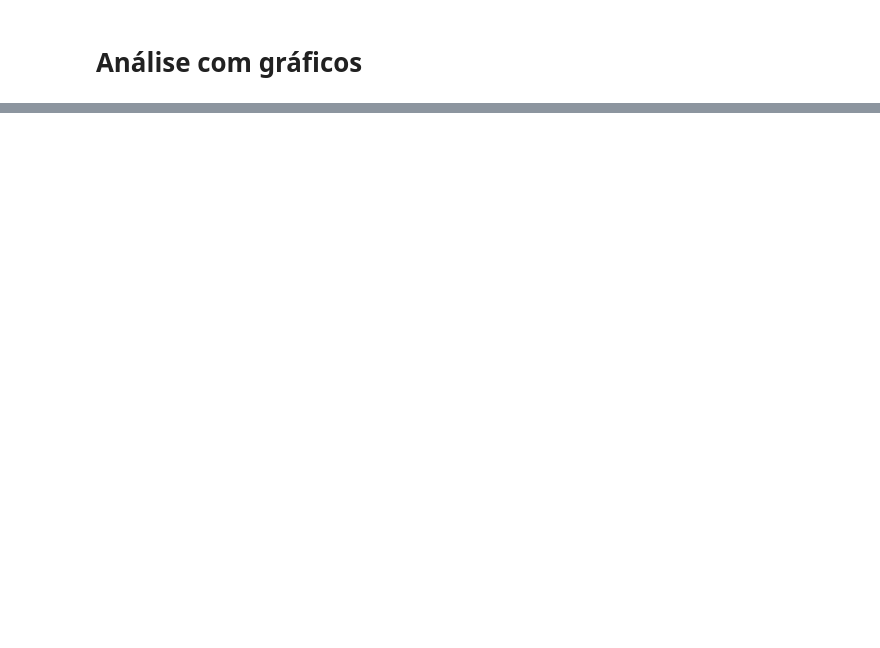
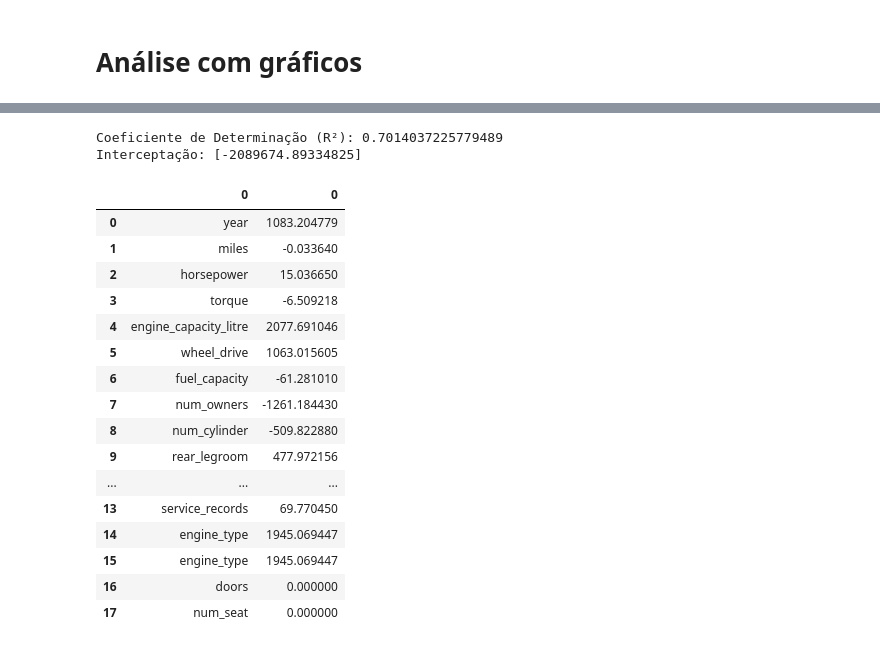
Before and after one commit to JacksonvBarbosa/Analise_Carros, a Jupyter notebook: cars_ml.ipynb, the cells around one changed output, grey strips where cells are left out. Cells and saved outputs as stored; diff of their text form; code cells hidden in the pictures; blank space fills up the shorter version.

```diff
--- a/cars_ml.ipynb
+++ b/cars_ml.ipynb
@@ -303,3 +374,32 @@ array([22244.13807774, 19303.29336685, 14892.02630052, 17832.87101141,
+# %%
+resultado_1 = lr.score(X, y)
+print(f'Coeficiente de Determinação (R²): {resultado_1}')
+print(f'Interceptação: {lr.intercept_}')
+# Resultado com o random_state = 25
+# %% [output]
+Coeficiente de Determinação (R²): 0.7014037225779489
+Interceptação: [-2089674.89334825]
+# %%
+coeficientes = pd.concat([pd.DataFrame(X.columns), pd.DataFrame(np.transpose(lr.coef_))], axis=1)
+coeficientes
+# %% [output]
+|  | 0 | 0 |
+| 0 | year | 1083.204779 |
+| 1 | miles | -0.033640 |
+| 2 | horsepower | 15.036650 |
+| 3 | torque | -6.509218 |
+| 4 | engine_capacity_litre | 2077.691046 |
+| 5 | wheel_drive | 1063.015605 |
+| 6 | fuel_capacity | -61.281010 |
+| 7 | num_owners | -1261.184430 |
+| 8 | num_cylinder | -509.822880 |
+| 9 | rear_legroom | 477.972156 |
+| ... | ... | ... |
+| 13 | service_records | 69.770450 |
+| 14 | engine_type | 1945.069447 |
+| 15 | engine_type | 1945.069447 |
+| 16 | doors | 0.000000 |
+| 17 | num_seat | 0.000000 |
 # %%
 # Correlação de Ano por Preço
 
```
Also changed, not shown: parts of 37 cells of this notebook.
